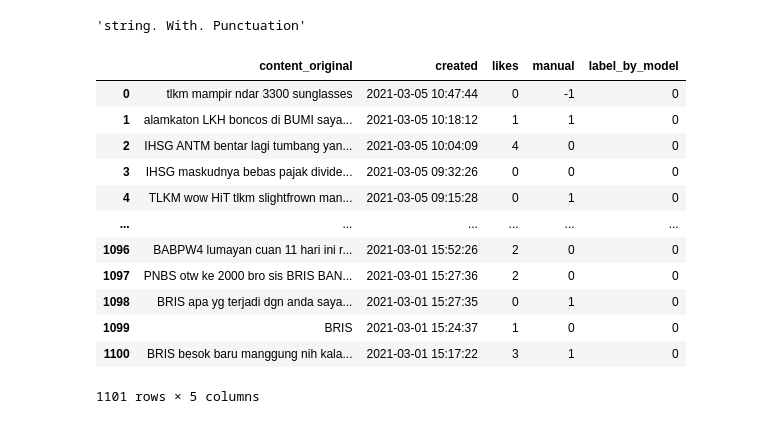
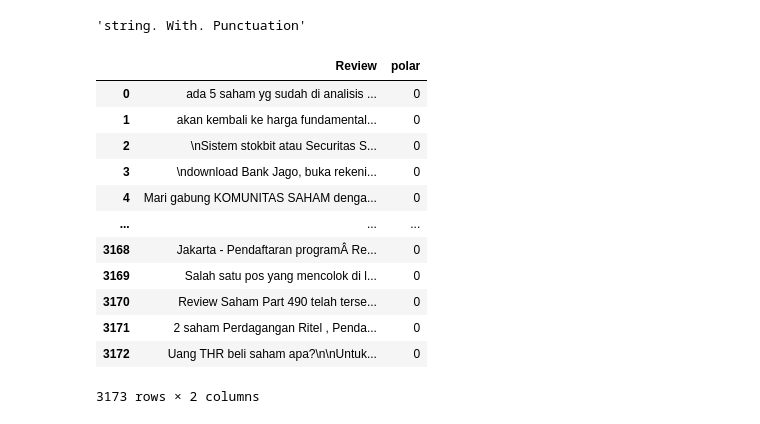
Before and after one commit to BionicLimanov/SentimentAnalyzer_V3, a Jupyter notebook: ANDERIES_ori_SA_tools.ipynb, the cells around one changed output. Cells and saved outputs as stored; diff of their text form; code cells hidden in the pictures.

```diff
--- a/ANDERIES_ori_SA_tools.ipynb
+++ b/ANDERIES_ori_SA_tools.ipynb
@@ -314,3 +339,12 @@ print(f'Label : {i2w[label]} ({F.softmax(logits, dim=-1).squeeze()[label] * 100:
 # %% [output]
 HIYA2 1
 Label : neutral (99.859%)
+# %%
+text = 'saham tpi cuannya bagus njir'
+subwords = tokenizer.encode(text)
+subwords = torch.LongTensor(subwords).view(1, -1).to(myNLPmodel10.device)
+
+logits = myNLPmodel10(subwords)[0]
+label = torch.topk(logits, k=1, dim=-1)[1].squeeze().item()
+print("HIYA2",label)
+print(f'Label : {i2w[label]} ({F.softmax(logits, dim=-1).squeeze()[label] * 100:.3f}%)')
@@ -324,17 +360,17 @@ Label : neutral (99.859%)
 # !pip install panda
 # import pandas as pd
 
-testing_manual = pd.read_excel('./drive/MyDrive/data_ori/CS-3k/dataset_saham_icimtech.xlsx')
-# testing_manual = pd.read_excel('./drive/MyDrive/data_ori/CS-3k/LABELLED_BBRI_MANUAL.xlsx')
+# testing_manual = pd.read_excel('./drive/MyDrive/data_ori/CS-3k/dataset_saham_icimtech.xlsx')
+testing_manual = pd.read_excel('./drive/MyDrive/data_ori/CS-3k/LABELLED_BBRI_MANUAL.xlsx')
 
-testing_manual['manual'] = testing_manual['manual'].astype(int)
+# testing_manual['manual'] = testing_manual['manual'].astype(int)
+# testing_manual
+testing_manual = testing_manual.fillna(0)
+testing_manual['polar'] = testing_manual['polar'].astype(int)
 testing_manual
-# testing_manual = testing_manual.fillna(0)
-# testing_manual['polar'] = testing_manual['polar'].astype(int)
-# testing_manual
 
 
-selected_testing = testing_manual.filter(['content_original','created','likes','manual'], axis=1)
-# selected_testing = testing_manual.filter(['Review','polar'], axis=1)
+# selected_testing = testing_manual.filter(['content_original','created','likes','manual'], axis=1)
+selected_testing = testing_manual.filter(['Review','polar'], axis=1)
 selected_testing
 # %% [output]
@@ -362,46 +398,48 @@ s
 # %%
 
 def check_sent(comments):
   comments = 'FREN Jika harga lewat 78, HATI-HATI !!!'
   # comment = ('content_original')
   # comment = ' '.join(str(e) for e in comment)
   subwords = tokenizer.encode(comments)
   subwords = tokenizer.encode(comments, truncation=True, max_length=512)
   subwords = torch.LongTensor(subwords).view(1, -1).to(myNLPmodel10.device)
 
   logits = myNLPmodel10(subwords)[0]
   label = torch.topk(logits, k=1, dim=-1)[1].squeeze().item()
 
   if label == 1 :
     return 0
   elif label == 2 :
     return -1
   else :
     return 1
 # ORI
   # if label == 1 :
   #   return 'Netral'
   # elif label == 2 :
   #   return 'Negatif'
   # else :
   #   return "Positif"
 
-selected_testing['label_by_model'] = selected_testing['content_original'].apply(check_sent)
+# selected_testing['label_by_model'] = selected_testing['content_original'].apply(check_sent)
+# selected_testing
+selected_testing['polar'] = selected_testing['Review'].apply(check_sent)
 selected_testing
 # %% [output]
-|  | content_original | created | likes | manual | label_by_model |
-| 0 | tlkm mampir ndar 3300 sunglasses | 2021-03-05 10:47:44 | 0 | -1 | 0 |
-| 1 | alamkaton LKH boncos di BUMI saya... | 2021-03-05 10:18:12 | 1 | 1 | 0 |
-| 2 | IHSG ANTM bentar lagi tumbang yan... | 2021-03-05 10:04:09 | 4 | 0 | 0 |
-| 3 | IHSG maskudnya bebas pajak divide... | 2021-03-05 09:32:26 | 0 | 0 | 0 |
-| 4 | TLKM wow HiT tlkm slightfrown man... | 2021-03-05 09:15:28 | 0 | 1 | 0 |
-| ... | ... | ... | ... | ... | ... |
-| 1096 | BABPW4 lumayan cuan 11 hari ini r... | 2021-03-01 15:52:26 | 2 | 0 | 0 |
-| 1097 | PNBS otw ke 2000 bro sis BRIS BAN... | 2021-03-01 15:27:36 | 2 | 0 | 0 |
-| 1098 | BRIS apa yg terjadi dgn anda saya... | 2021-03-01 15:27:35 | 0 | 1 | 0 |
-| 1099 | BRIS | 2021-03-01 15:24:37 | 1 | 0 | 0 |
-| 1100 | BRIS besok baru manggung nih kala... | 2021-03-01 15:17:22 | 3 | 1 | 0 |
+|  | Review | polar |
+| 0 | ada 5 saham yg sudah di analisis ... | 0 |
+| 1 | akan kembali ke harga fundamental... | 0 |
+| 2 | \nSistem stokbit atau Securitas S... | 0 |
+| 3 | \ndownload Bank Jago, buka rekeni... | 0 |
+| 4 | Mari gabung KOMUNITAS SAHAM denga... | 0 |
+| ... | ... | ... |
+| 3168 | Jakarta - Pendaftaran programÂ Re... | 0 |
+| 3169 | Salah satu pos yang mencolok di l... | 0 |
+| 3170 | Review Saham Part 490 telah terse... | 0 |
+| 3171 | 2 saham Perdagangan Ritel , Penda... | 0 |
+| 3172 | Uang THR beli saham apa?\n\nUntuk... | 0 |
-1101 rows × 5 columns
+3173 rows × 2 columns
 # %%
 selected_testing
 # %% [output]
```
Also changed, not shown: parts of 12 cells of this notebook.
